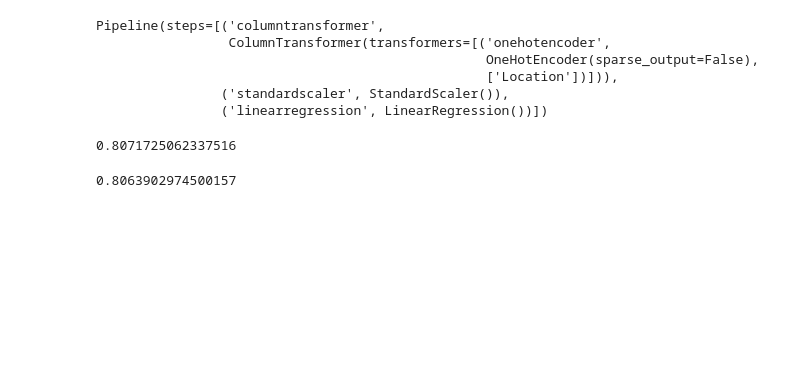
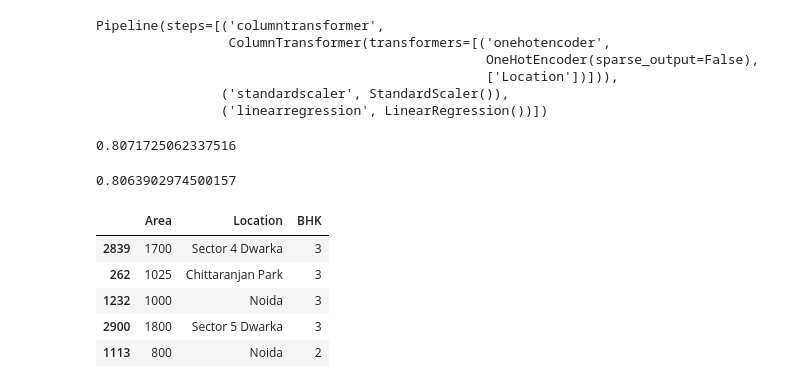
Before and after one commit to harshitk04/delhi_house_pricing, a Jupyter notebook: housepred.ipynb, the cells around one changed output. Saved outputs shown, nothing was run; the diff lists cells and outputs as text; code cells hidden in the pictures; blank space fills up the shorter version.

```diff
--- a/housepred.ipynb
+++ b/housepred.ipynb
@@ -420,2 +446,2 @@ poly = PolynomialFeatures(degree=2)
 # %%
-column_transform = make_column_transformer((OneHotEncoder(sparse_output=False),['Location']))
+column_transform = make_column_transformer((LabelEncoder(sparse_output=False),['Location']))
@@ -455,0 +484,9 @@ pickle.dump(pipe,open('delhi_house_pricing.pkl','wb'))
+# %%
+X_train.head()
+# %% [output]
+|  | Area | Location | BHK |
+| 2839 | 1700 | Sector 4 Dwarka | 3 |
+| 262 | 1025 | Chittaranjan Park | 3 |
+| 1232 | 1000 | Noida | 3 |
+| 2900 | 1800 | Sector 5 Dwarka | 3 |
+| 1113 | 800 | Noida | 2 |
```
Also changed, not shown: parts of 14 cells of this notebook, 22 other files.
